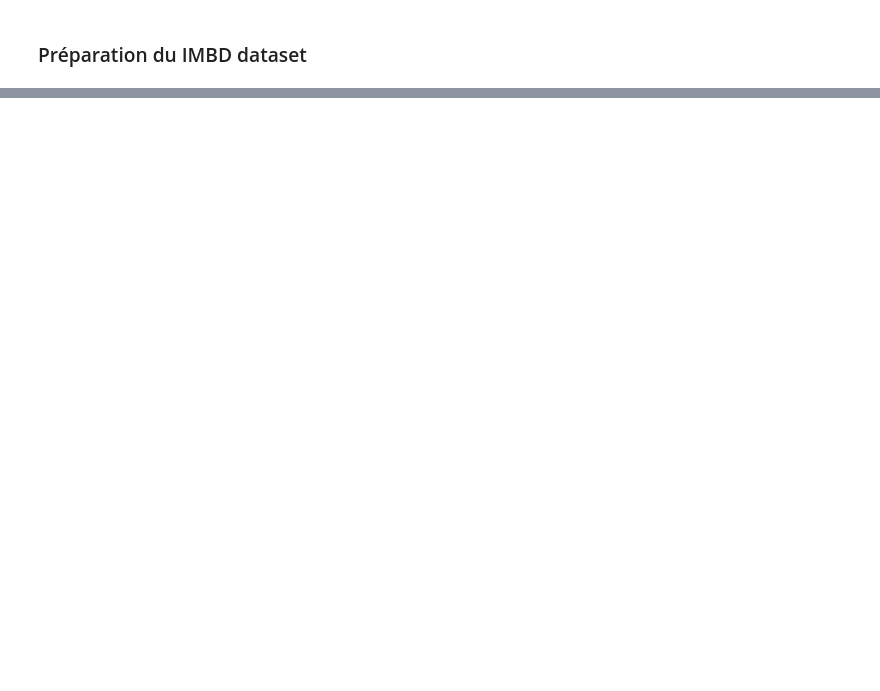
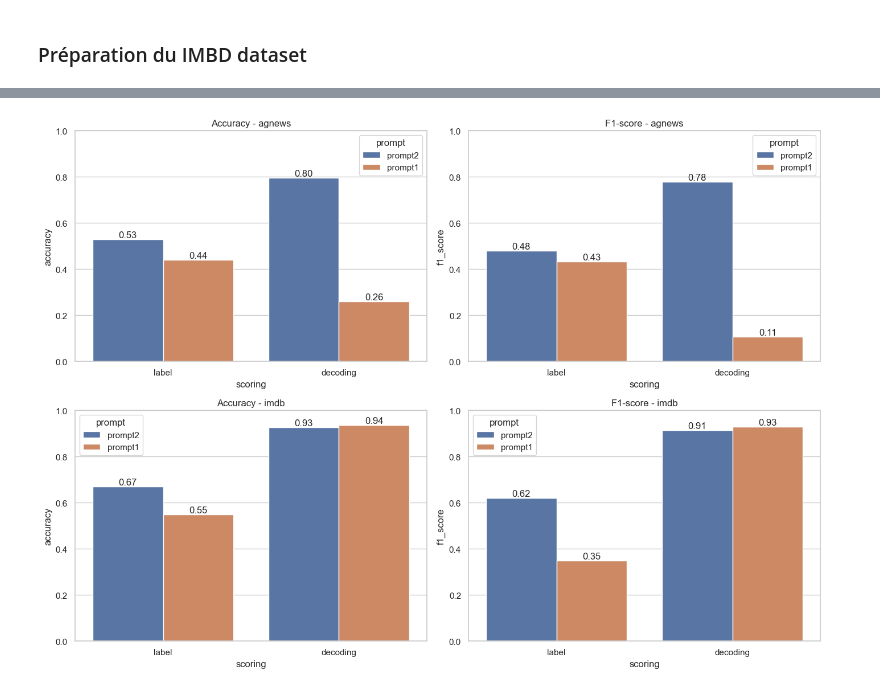
Before and after one commit to DessalinesDarryl/zero-shot-small-lms, a Jupyter notebook: notebooks/analysis.ipynb, the cells around one changed output, grey strips where cells are left out. Cells and saved outputs as stored; diff of their text form; code cells hidden in the pictures; blank space fills up the shorter version.

Commit message:
update : results done

```diff
--- a/notebooks/analysis.ipynb
+++ b/notebooks/analysis.ipynb
@@ -40,10 +6,13 @@ Fichier ../prompts/sms.json créé avec succès.
 ### Préparation du IMBD dataset
 # %%
 dataset = load_dataset("imdb")
-subset = dataset["train"].shuffle(seed=42).select(range(20)) # Shuffle pour équilibrer les classes
+subset = dataset["train"].shuffle(seed=42).select(range(100)) # Shuffle pour équilibrer les classes
+
+labels = set(item["label"] for item in subset)
+print(f"Labels présents dans le dataset : {labels}")
 
 data = {
-    "prompt": 'The review is: "{TEXT}"\nWhat is the sentiment?',
+    "prompt": "The review says: \"{TEXT}\"\nThe sentiment expressed is: {LABEL}",
     "verbalizer": {
         "1": ["positive", "enjoyed", "liked", "good"],
         "0": ["negative", "disliked", "not enjoy", "bad"]
@@ -58,7 +27,7 @@ for item in subset:
 
 # Sauvegarde
 Path("../prompts").mkdir(exist_ok=True)
-with open("../prompts/imdb.json", "w", encoding="utf-8") as f:
+with open("../prompts/imdb_prompt2_label.json", "w", encoding="utf-8") as f:
     json.dump(data, f, indent=2)
 
 print("Fichier prompts/imdb.json créé avec succès.")
@@ -100,0 +75,71 @@ Fichier prompts/emotion.json créé avec succès.
+# %%
+import os
+import json
+import pandas as pd
+import seaborn as sns
+import matplotlib.pyplot as plt
+from pathlib import Path
+
+# Dossier contenant les résultats
+results_dir = "../results"
+rows = []
+
+# Parcours des fichiers JSON
+for filename in os.listdir(results_dir):
+    if filename.endswith(".json"):
+        path = os.path.join(results_dir, filename)
+        with open(path, "r", encoding="utf-8") as f:
+            data = json.load(f)
+
+        prompt_name = Path(filename).stem  # ex: agnews_prompt1_label
+        parts = prompt_name.split("_")
+        dataset = parts[0]
+        prompt = parts[1]
+        scoring = parts[2] if len(parts) > 2 else "unknown"
+
+        accuracy = data.get("accuracy")
+        f1_score = data.get("f1")
+
+        rows.append({
+            "dataset": dataset,
+            "prompt": prompt,
+            "scoring": scoring,
+            "accuracy": accuracy,
+            "f1_score": f1_score
+        })
+
+# DataFrame
+df = pd.DataFrame(rows)
+print(df)
+
+# Configuration
+sns.set(style="whitegrid")
+fig, axes = plt.subplots(2, 2, figsize=(14, 10))
+datasets = df['dataset'].unique()
+
+for i, dataset in enumerate(datasets):
+    data_subset = df[df['dataset'] == dataset]
+
+    # Accuracy
+    ax1 = axes[i][0]
+    sns.barplot(data=data_subset, x="scoring", y="accuracy", hue="prompt", ax=ax1)
+    ax1.set_title(f"Accuracy - {dataset}")
+    ax1.set_ylim(0, 1)
+    ax1.bar_label(ax1.containers[0], fmt='%.2f')
+    ax1.bar_label(ax1.containers[1], fmt='%.2f')
+
+    # F1-score
+    ax2 = axes[i][1]
+    sns.barplot(data=data_subset, x="scoring", y="f1_score", hue="prompt", ax=ax2)
+    ax2.set_title(f"F1-score - {dataset}")
+    ax2.set_ylim(0, 1)
+    ax2.bar_label(ax2.containers[0], fmt='%.2f')
+    ax2.bar_label(ax2.containers[1], fmt='%.2f')
+
+plt.tight_layout()
+plt.show()
+
+# Sauvegarde
+output_path = "../results/summary_plot.png"
+plt.savefig(output_path)
+# %% [output]
@@ -100,0 +155 @@ Fichier prompts/emotion.json créé avec succès.
+[figure, added]
```
Also changed, not shown: parts of 7 cells of this notebook, 17 other files.
